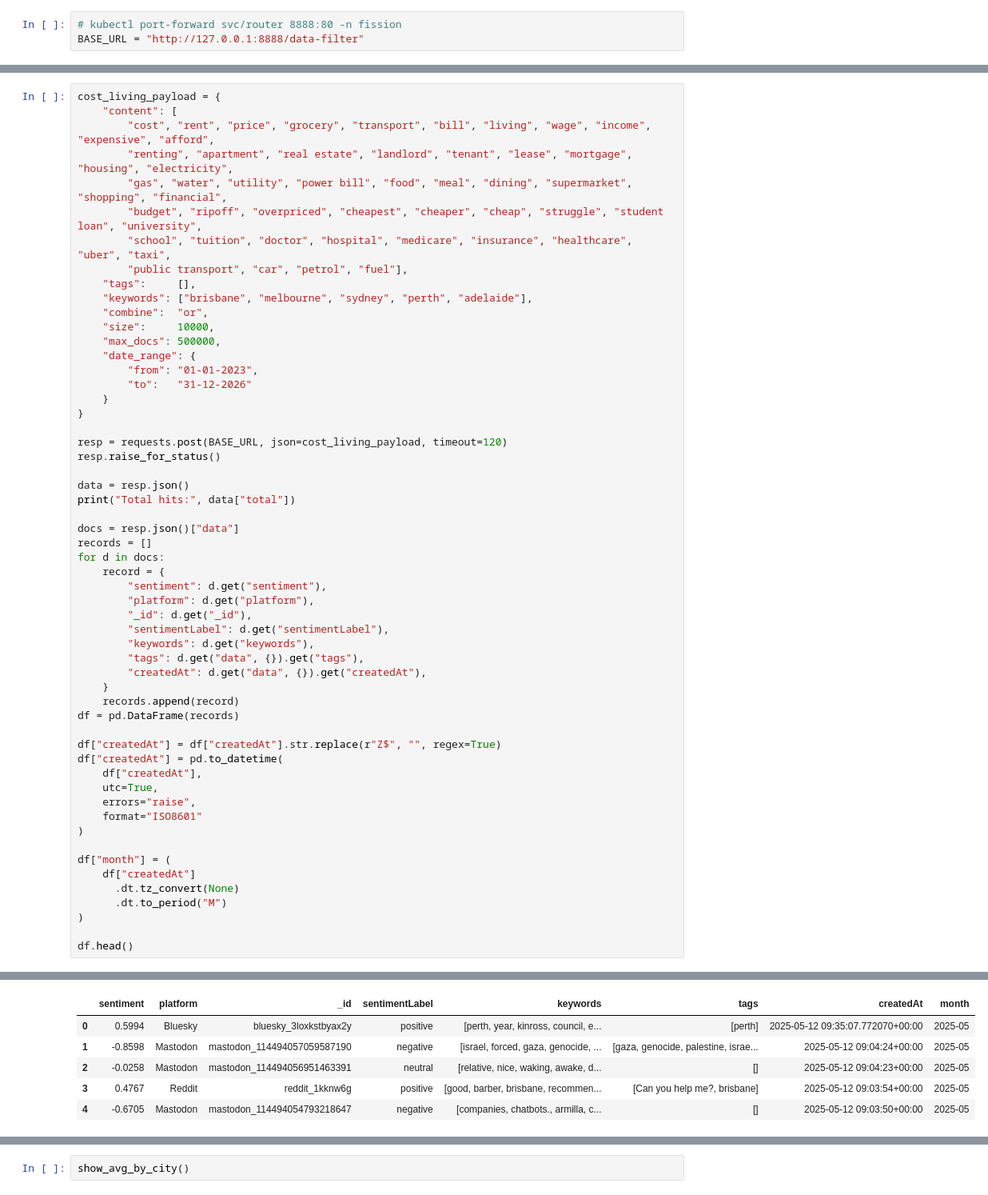
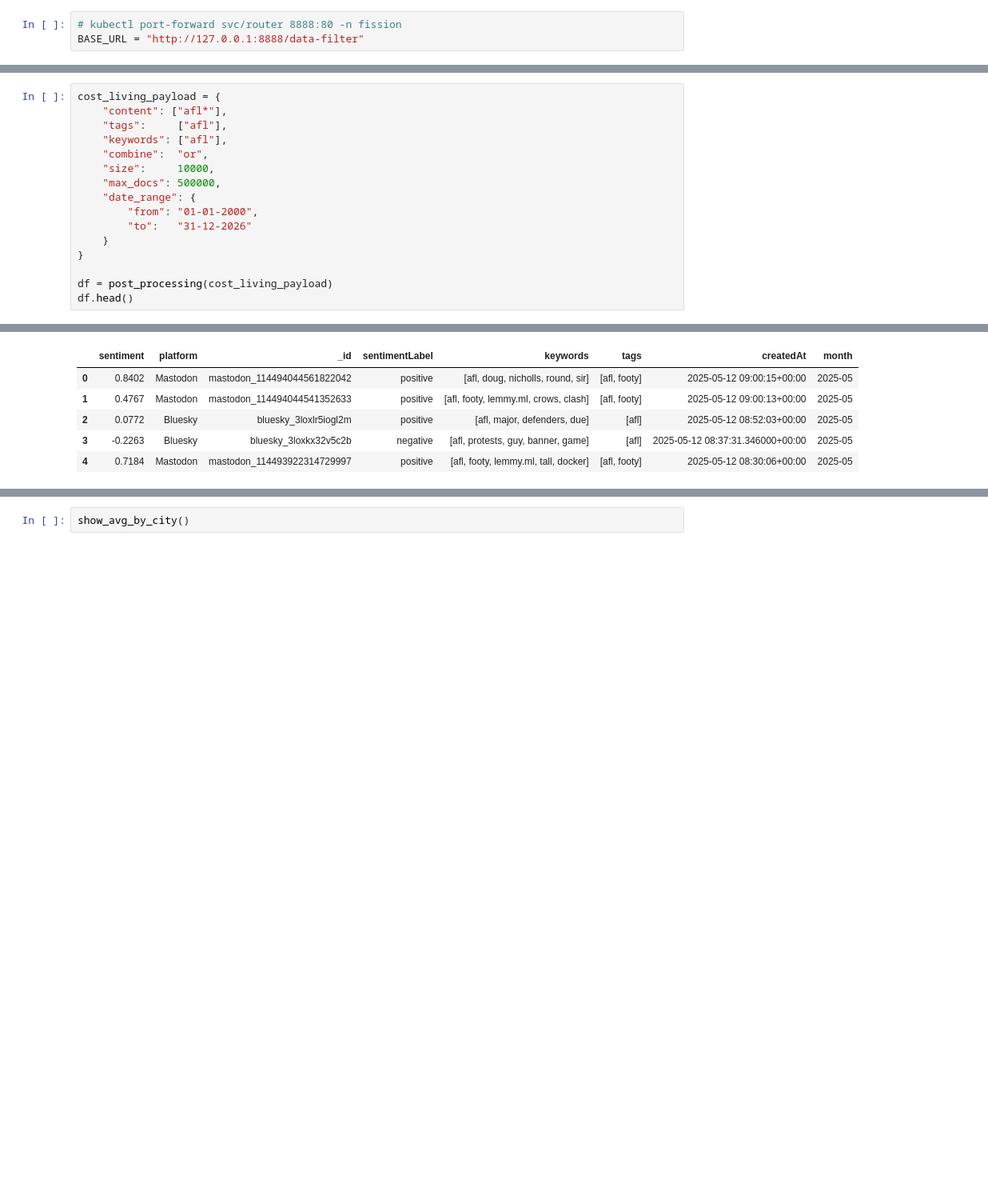
Before and after one commit to TheHQ98/social-media-analysis, a Jupyter notebook: frontend/frontend.ipynb, the cells around one changed output, grey strips where cells are left out. Shown: that part at 80% size. Saved outputs shown, nothing was run; the diff lists cells and outputs as text; blank space fills up the shorter version.

```diff
--- a/frontend/frontend.ipynb
+++ b/frontend/frontend.ipynb
@@ -9,57 +47,17 @@ BASE_URL = "http://127.0.0.1:8888/data-filter"
 # %%
 cost_living_payload = {
-    "content": [
-        "cost", "rent", "price", "grocery", "transport", "bill", "living", "wage", "income", "expensive", "afford",
-        "renting", "apartment", "real estate", "landlord", "tenant", "lease", "mortgage", "housing", "electricity",
-        "gas", "water", "utility", "power bill", "food", "meal", "dining", "supermarket", "shopping", "financial",
-        "budget", "ripoff", "overpriced", "cheapest", "cheaper", "cheap", "struggle", "student loan", "university",
-        "school", "tuition", "doctor", "hospital", "medicare", "insurance", "healthcare", "uber", "taxi",
-        "public transport", "car", "petrol", "fuel"],
-    "tags":     [],
-    "keywords": ["brisbane", "melbourne", "sydney", "perth", "adelaide"],
+    "content": ["afl*"],
+    "tags":     ["afl"],
+    "keywords": ["afl"],
     "combine":  "or",
     "size":     10000,
     "max_docs": 500000,
     "date_range": {
-        "from": "01-01-2023",
+        "from": "01-01-2000",
         "to":   "31-12-2026"
     }
 }
 
-resp = requests.post(BASE_URL, json=cost_living_payload, timeout=120)
-resp.raise_for_status()
-
-data = resp.json()
-print("Total hits:", data["total"])
-
-docs = resp.json()["data"]
-records = []
-for d in docs:
-    record = {
-        "sentiment": d.get("sentiment"),
-        "platform": d.get("platform"),
-        "_id": d.get("_id"),
-        "sentimentLabel": d.get("sentimentLabel"),
-        "keywords": d.get("keywords"),
-        "tags": d.get("data", {}).get("tags"),
-        "createdAt": d.get("data", {}).get("createdAt"),
-    }
-    records.append(record)
-df = pd.DataFrame(records)
-
-df["createdAt"] = df["createdAt"].str.replace(r"Z$", "", regex=True)
-df["createdAt"] = pd.to_datetime(
-    df["createdAt"],
-    utc=True,
-    errors="raise",
-    format="ISO8601"
-)
-
-df["month"] = (
-    df["createdAt"]
-      .dt.tz_convert(None)
-      .dt.to_period("M")
-)
-
+df = post_processing(cost_living_payload)
 df.head()
 # %% [output]
@@ -67,9 +65,9 @@ Total hits: 296319
 |  | sentiment | platform | _id | sentimentLabel | keywords | tags | createdAt | month |
-| 0 | 0.5994 | Bluesky | bluesky_3loxkstbyax2y | positive | [perth, year, kinross, council, e... | [perth] | 2025-05-12 09:35:07.772070+00:00 | 2025-05 |
-| 1 | -0.8598 | Mastodon | mastodon_114494057059587190 | negative | [israel, forced, gaza, genocide, ... | [gaza, genocide, palestine, israe... | 2025-05-12 09:04:24+00:00 | 2025-05 |
-| 2 | -0.0258 | Mastodon | mastodon_114494056951463391 | neutral | [relative, nice, waking, awake, d... | [] | 2025-05-12 09:04:23+00:00 | 2025-05 |
-| 3 | 0.4767 | Reddit | reddit_1kknw6g | positive | [good, barber, brisbane, recommen... | [Can you help me?, brisbane] | 2025-05-12 09:03:54+00:00 | 2025-05 |
-| 4 | -0.6705 | Mastodon | mastodon_114494054793218647 | negative | [companies, chatbots., armilla, c... | [] | 2025-05-12 09:03:50+00:00 | 2025-05 |
+| 0 | 0.8402 | Mastodon | mastodon_114494044561822042 | positive | [afl, doug, nicholls, round, sir] | [afl, footy] | 2025-05-12 09:00:15+00:00 | 2025-05 |
+| 1 | 0.4767 | Mastodon | mastodon_114494044541352633 | positive | [afl, footy, lemmy.ml, crows, clash] | [afl, footy] | 2025-05-12 09:00:13+00:00 | 2025-05 |
+| 2 | 0.0772 | Bluesky | bluesky_3loxlr5iogl2m | positive | [afl, major, defenders, due] | [afl] | 2025-05-12 08:52:03+00:00 | 2025-05 |
+| 3 | -0.2263 | Bluesky | bluesky_3loxkx32v5c2b | negative | [afl, protests, guy, banner, game] | [afl] | 2025-05-12 08:37:31.346000+00:00 | 2025-05 |
+| 4 | 0.7184 | Mastodon | mastodon_114493922314729997 | positive | [afl, footy, lemmy.ml, tall, docker] | [afl, footy] | 2025-05-12 08:30:06+00:00 | 2025-05 |
 # %% [markdown]
 # Cost Living
 # %%
```
Also changed, not shown: parts of 2 cells of this notebook.
